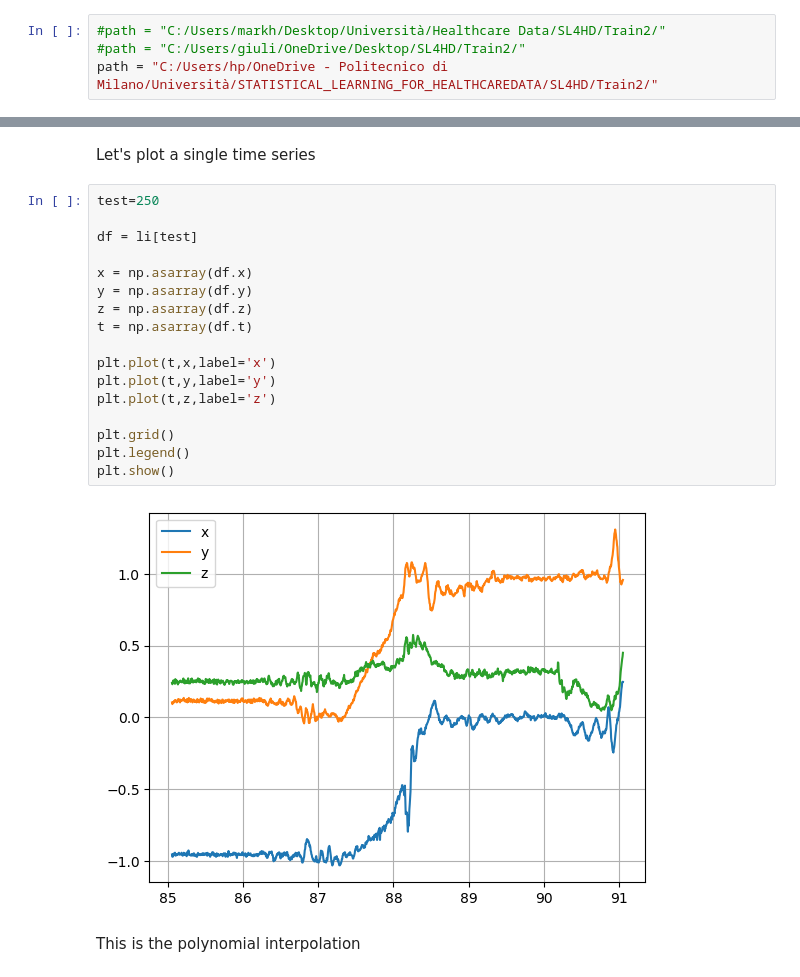
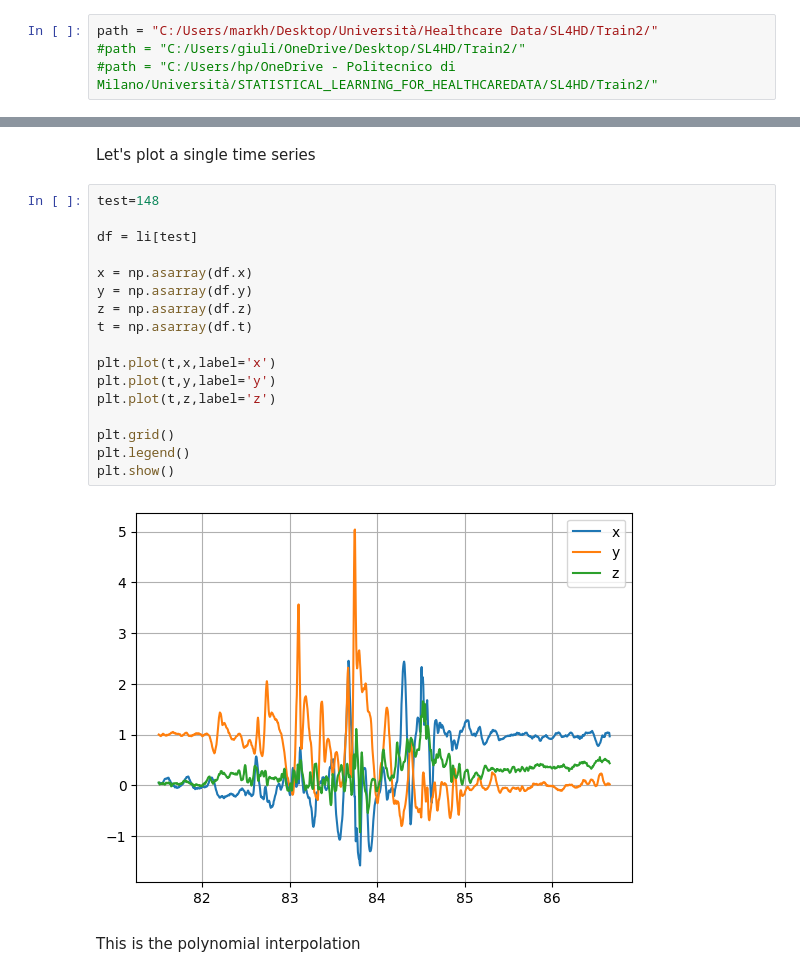
Before and after one commit to Vinavil334/SL4HD, a Jupyter notebook: The Great Giochini.ipynb, the cells around one changed output, grey strips where cells are left out. Saved outputs shown, nothing was run; the diff lists cells and outputs as text.

```diff
--- a/The Great Giochini.ipynb
+++ b/The Great Giochini.ipynb
@@ -13,9 +13,9 @@ from sklearn.metrics import ConfusionMatrixDisplay
 # %% [markdown]
 Path (select yours, comment others)
 # %%
-#path = "C:/Users/markh/Desktop/Università/Healthcare Data/SL4HD/Train2/"
+path = "C:/Users/markh/Desktop/Università/Healthcare Data/SL4HD/Train2/"
 #path = "C:/Users/giuli/OneDrive/Desktop/SL4HD/Train2/"
-path = "C:/Users/hp/OneDrive - Politecnico di Milano/Università/STATISTICAL_LEARNING_FOR_HEALTHCAREDATA/SL4HD/Train2/"
+#path = "C:/Users/hp/OneDrive - Politecnico di Milano/Università/STATISTICAL_LEARNING_FOR_HEALTHCAREDATA/SL4HD/Train2/"
 # %% [markdown]
 Create files list and dataframe
 # %%
@@ -31,24 +31,24 @@ for filename in all_files:
 # %% [markdown]
 Let's plot a single time series
 # %%
-test=250
+test=148
 
 df = li[test]
 
 x = np.asarray(df.x)
 y = np.asarray(df.y)
 z = np.asarray(df.z)
 t = np.asarray(df.t)
 
 plt.plot(t,x,label='x')
 plt.plot(t,y,label='y')
 plt.plot(t,z,label='z')
 
 plt.grid()
 plt.legend()
 plt.show()
 # %% [output]
-[figure, old version]
+[figure, new version]
 # %% [markdown]
 This is the polynomial interpolation
 # %%
```
Also changed, not shown: parts of 1 cell of this notebook, 3 other files.
